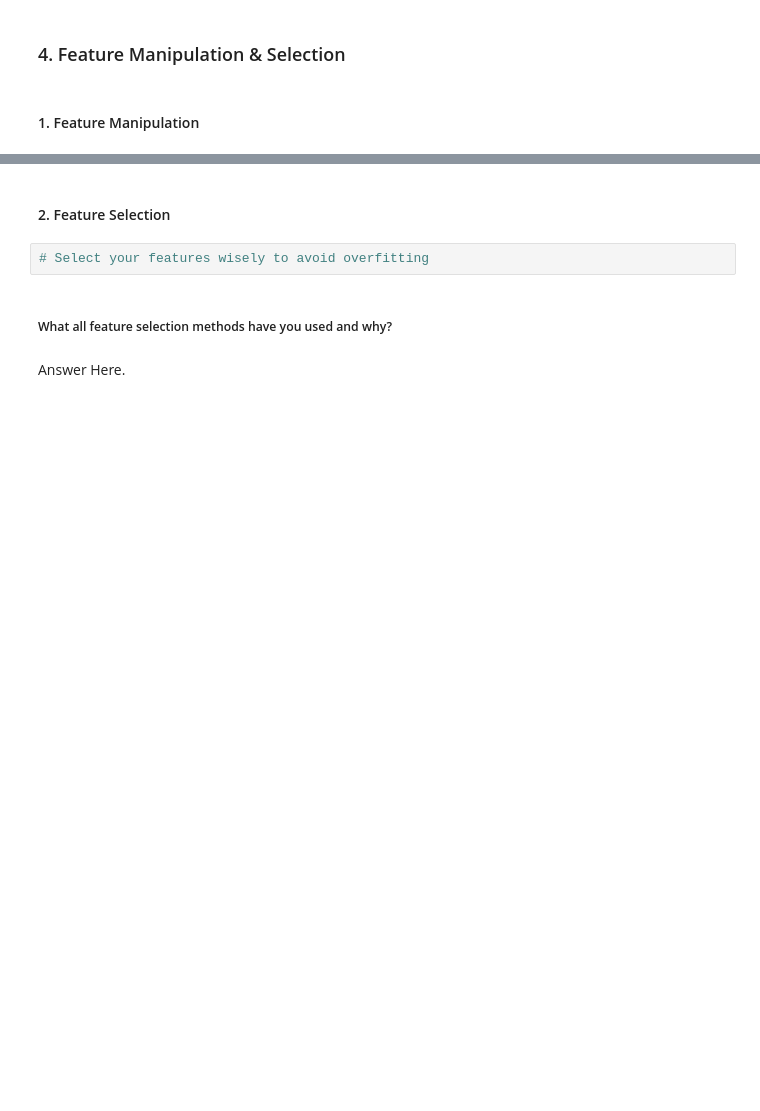
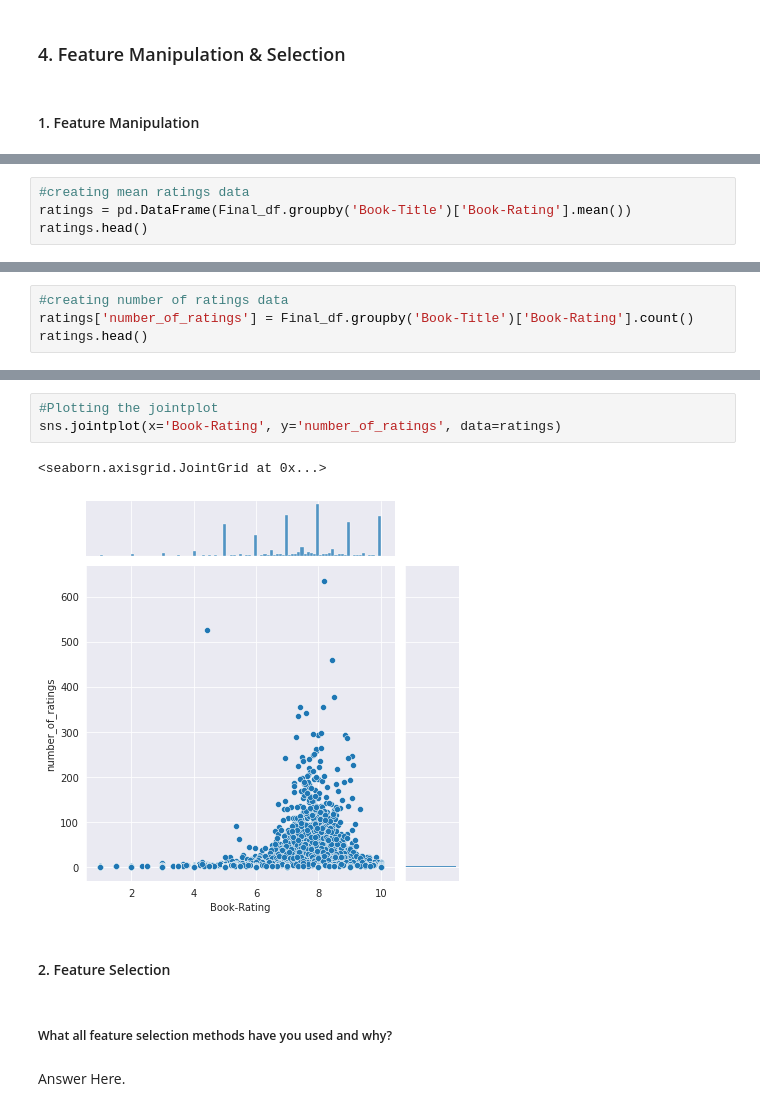
Before and after one commit to SaniyaBubere/book-recommendation-system, a Jupyter notebook: Book_Recommendation_System.ipynb, the cells around one changed output, grey strips where cells are left out. Cells and saved outputs as stored; diff of their text form; blank space fills up the shorter version.

```diff
--- a/Book_Recommendation_System.ipynb
+++ b/Book_Recommendation_System.ipynb
@@ -986,0 +1025,4 @@ Answer Here.
+# %%
+#creating mean ratings data
+ratings = pd.DataFrame(Final_df.groupby('Book-Title')['Book-Rating'].mean())
+ratings.head()
@@ -986,0 +1037,4 @@ Answer Here.
+# %%
+#creating number of ratings data
+ratings['number_of_ratings'] = Final_df.groupby('Book-Title')['Book-Rating'].count()
+ratings.head()
@@ -987,7 +1049,11 @@ Answer Here.
+# %%
+#Plotting the jointplot
+sns.jointplot(x='Book-Rating', y='number_of_ratings', data=ratings)
+# %% [output]
+<seaborn.axisgrid.JointGrid at 0x...>
+[figure, added]
 # %% [markdown]
 #### 2. Feature Selection
-# %%
-# Select your features wisely to avoid overfitting
 # %% [markdown]
 ##### What all feature selection methods have you used  and why?
 # %% [markdown]
```
Also changed, not shown: parts of 20 cells of this notebook.
